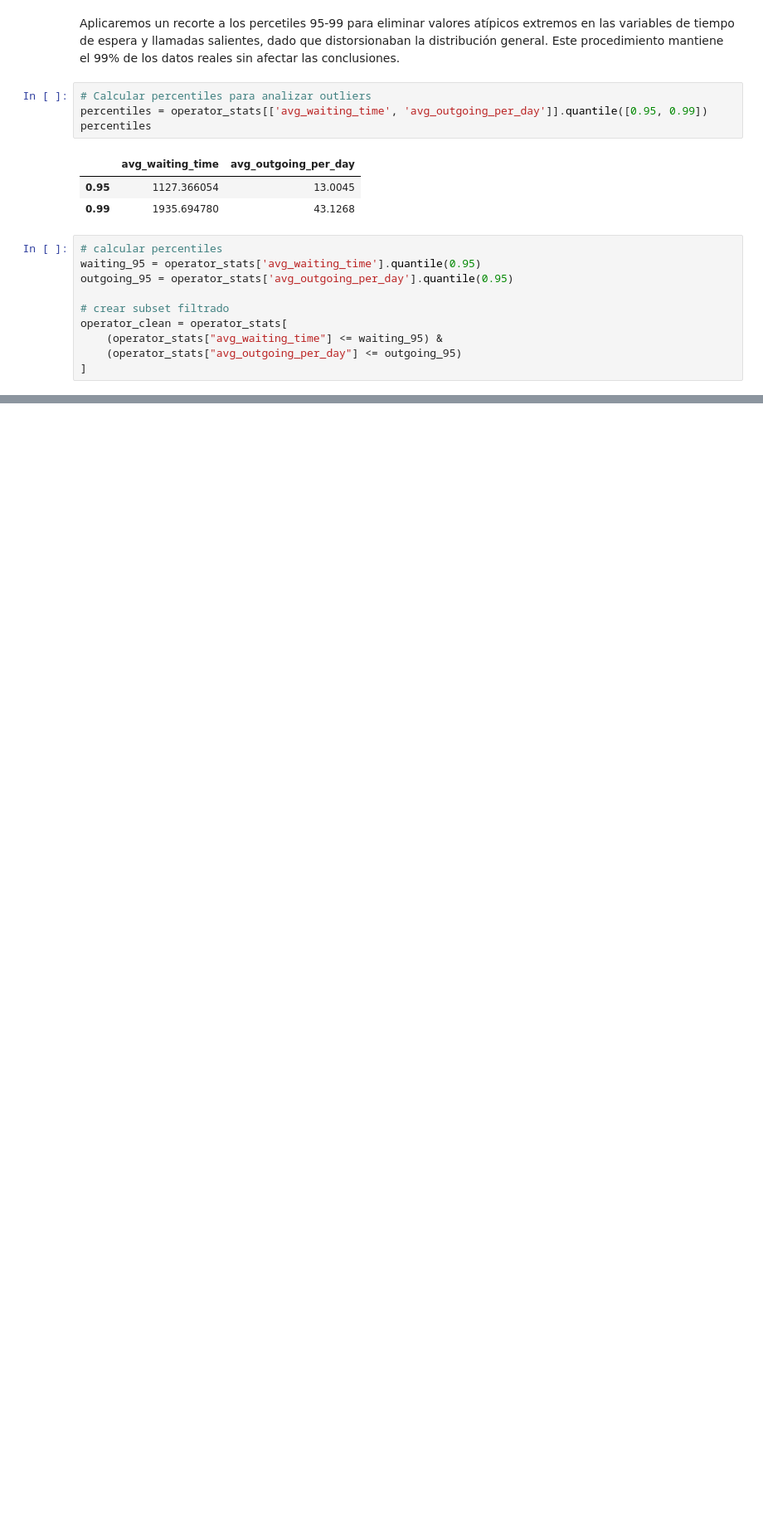
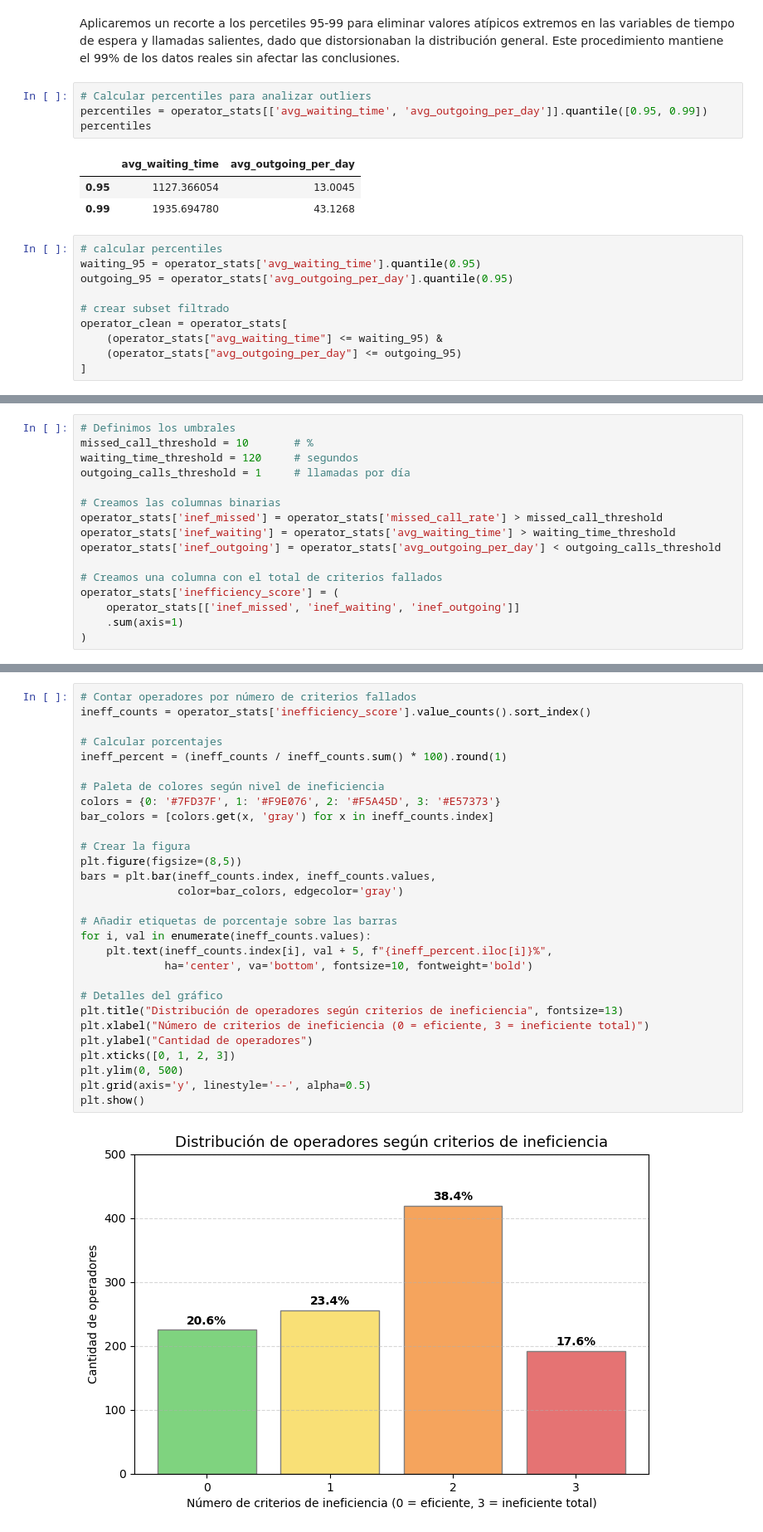
Before and after one commit to latostadorano/inefficient-operators-analysis, a Jupyter notebook: s14_telecom.ipynb, the cells around one changed output, grey strips where cells are left out. Shown at 83% size. Cells and saved outputs as stored; diff of their text form; blank space fills up the shorter version.

```diff
--- a/s14_telecom.ipynb
+++ b/s14_telecom.ipynb
@@ -620,0 +607,16 @@ plt.show()
+# %%
+# Definimos los umbrales
+missed_call_threshold = 10       # %
+waiting_time_threshold = 120     # segundos
+outgoing_calls_threshold = 1     # llamadas por día
+
+# Creamos las columnas binarias
+operator_stats['inef_missed'] = operator_stats['missed_call_rate'] > missed_call_threshold
+operator_stats['inef_waiting'] = operator_stats['avg_waiting_time'] > waiting_time_threshold
+operator_stats['inef_outgoing'] = operator_stats['avg_outgoing_per_day'] < outgoing_calls_threshold
+
+# Creamos una columna con el total de criterios fallados
+operator_stats['inefficiency_score'] = (
+    operator_stats[['inef_missed', 'inef_waiting', 'inef_outgoing']]
+    .sum(axis=1)
+)
@@ -620,0 +632,31 @@ plt.show()
+# %%
+# Contar operadores por número de criterios fallados
+ineff_counts = operator_stats['inefficiency_score'].value_counts().sort_index()
+
+# Calcular porcentajes
+ineff_percent = (ineff_counts / ineff_counts.sum() * 100).round(1)
+
+# Paleta de colores según nivel de ineficiencia
+colors = {0: '#7FD37F', 1: '#F9E076', 2: '#F5A45D', 3: '#E57373'}
+bar_colors = [colors.get(x, 'gray') for x in ineff_counts.index]
+
+# Crear la figura
+plt.figure(figsize=(8,5))
+bars = plt.bar(ineff_counts.index, ineff_counts.values,
+               color=bar_colors, edgecolor='gray')
+
+# Añadir etiquetas de porcentaje sobre las barras
+for i, val in enumerate(ineff_counts.values):
+    plt.text(ineff_counts.index[i], val + 5, f"{ineff_percent.iloc[i]}%",
+             ha='center', va='bottom', fontsize=10, fontweight='bold')
+
+# Detalles del gráfico
+plt.title("Distribución de operadores según criterios de ineficiencia", fontsize=13)
+plt.xlabel("Número de criterios de ineficiencia (0 = eficiente, 3 = ineficiente total)")
+plt.ylabel("Cantidad de operadores")
+plt.xticks([0, 1, 2, 3])
+plt.ylim(0, 500)
+plt.grid(axis='y', linestyle='--', alpha=0.5)
+plt.show()
+# %% [output]
+[figure, added]
```
Also changed, not shown: parts of 18 cells of this notebook.
